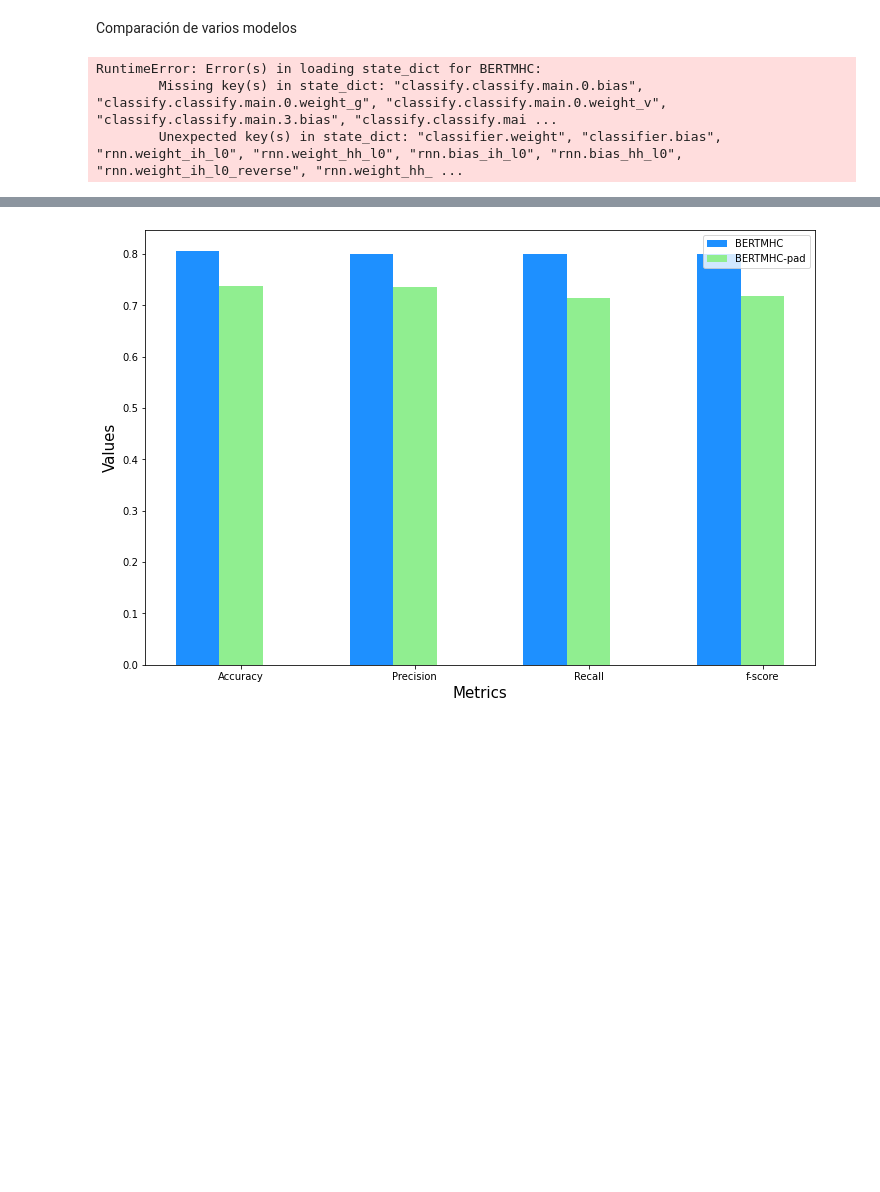
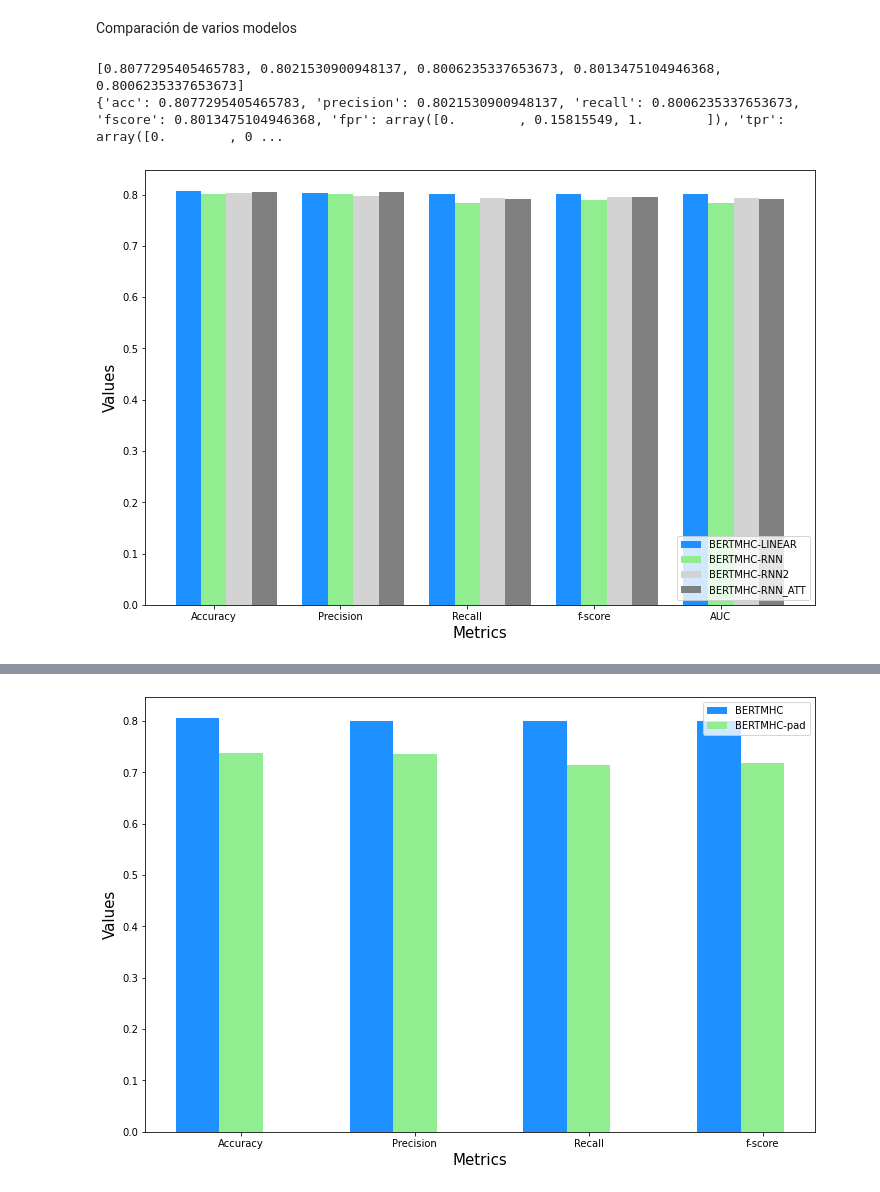
Before and after one commit to arceda/neoantigen, a Jupyter notebook: BERTMHC/bertmhc/dataloader.ipynb, the cells around one changed output, grey strips where cells are left out. Saved outputs shown, nothing was run; the diff lists cells and outputs as text; code cells hidden in the pictures; blank space fills up the shorter version.

```diff
--- a/BERTMHC/bertmhc/dataloader.ipynb
+++ b/BERTMHC/bertmhc/dataloader.ipynb
@@ -565,10 +565,11 @@ import numpy as np
 from sklearn.metrics import accuracy_score
 from sklearn.metrics import confusion_matrix
 from sklearn.metrics import precision_recall_fscore_support
+from sklearn import metrics
 
 def compute_metrics(model_name, type_model):
     dt_train = predict(    data        =   "../../dataset/netMHCIIpan3.2/test_mini.csv",
-                model_path  =   model_name + "_bertmhc_model.pt",
+                model_path  =   "models/" + model_name + "_bertmhc_model.pt",
                 output_path =   "results/" + model_name + "_results.csv", type=type_model)
 
     dt_train['pred'] = dt_train.apply(lambda row: (1 if row['bertmhc_pred'] > 0.426 else 0), axis=1)
@@ -577,42 +578,59 @@ def compute_metrics(model_name, type_model):
 
     acc = accuracy_score(y_true, y_pred)
     precision, recall, fscore, _ =  precision_recall_fscore_support(y_true, y_pred, average='macro')
-    result = {"acc":acc, "precision":precision, "recall":recall, "fscore":fscore }
+
+    fpr, tpr, _ = metrics.roc_curve(y_true,  y_pred)
+    auc = metrics.roc_auc_score(y_true, y_pred)
+
+    result = {"acc":acc, "precision":precision, "recall":recall, "fscore":fscore,
+              "fpr":fpr, "tpr":tpr, "auc":auc}
 
     return result
 
 result_3 = compute_metrics("TRAIN_3", "BERTMHC")
 result_5 = compute_metrics("TRAIN_5", "BERTMHC_RNN")
-result_7 = compute_metrics("TRAIN_7", "BERTMHC_RNN2")
+result_6 = compute_metrics("TRAIN_6", "BERTMHC_RNN2") # 10 epochs
+result_7 = compute_metrics("TRAIN_7", "BERTMHC_RNN2") # 20 epochs
 result_8 = compute_metrics("TRAIN_8", "BERTMHC_RNN_ATT")
+result_9 = compute_metrics("TRAIN_9", "BERTMHC_RNN2") # 20 epochs paperspace
-# %% [output]
-RuntimeError: Error(s) in loading state_dict for BERTMHC:
-        Missing key(s) in state_dict: "classify.classify.main.0.bias", "classify.classify.main.0.weight_g", "classify.classify.main.0.weight_v", "classify.classify.main.3.bias", "classify.classify.mai ...
-        Unexpected key(s) in state_dict: "classifier.weight", "classifier.bias", "rnn.weight_ih_l0", "rnn.weight_hh_l0", "rnn.bias_ih_l0", "rnn.bias_hh_l0", "rnn.weight_ih_l0_reverse", "rnn.weight_hh_ ...
+# %%
+print( [result_3[i] for i in result_3.keys() if i != 'fpr' and i != 'tpr'] )
+# %% [output]
+[0.8077295405465783, 0.8021530900948137, 0.8006235337653673, 0.8013475104946368, 0.8006235337653673]
+{'acc': 0.8077295405465783, 'precision': 0.8021530900948137, 'recall': 0.8006235337653673, 'fscore': 0.8013475104946368, 'fpr': array([0.        , 0.15815549, 1.        ]), 'tpr': array([0.        , 0 ...
 # %%
+import matplotlib.pyplot as plt
+
 # set width of bar
-barWidth = 0.25
+barWidth = 0.2
 fig = plt.subplots(figsize =(12, 8))
 
 # set height of bar
-train_3 = list(result_3.values())
-train_5 = list(result_4.values())
+train_3 = [ result_3['acc'], result_3['precision'], result_3['recall'], result_3['fscore'], result_3['auc'] ]
+train_5 = [ result_5['acc'], result_5['precision'], result_5['recall'], result_5['fscore'], result_5['auc'] ]
+train_7 = [ result_7['acc'], result_7['precision'], result_7['recall'], result_7['fscore'], result_7['auc'] ]
+train_8 = [ result_8['acc'], result_8['precision'], result_8['recall'], result_8['fscore'], result_8['auc'] ]
 
 # Set position of bar on X axis
 br1 = np.arange(len(train_3))
 br2 = [x + barWidth for x in br1]
 br3 = [x + barWidth for x in br2]
+br4 = [x + barWidth for x in br3]
 
 # Make the plot
 plt.bar(br1, train_3, color ='dodgerblue', width = barWidth, label ='BERTMHC-LINEAR')
 plt.bar(br2, train_5, color ='lightgreen', width = barWidth, label ='BERTMHC-RNN')
+plt.bar(br3, train_7, color ='lightgray', width = barWidth, label ='BERTMHC-RNN2')
+plt.bar(br4, train_8, color ='gray', width = barWidth, label ='BERTMHC-RNN_ATT')
 
 # Adding Xticks
 plt.xlabel('Metrics',  fontsize = 15)
 plt.ylabel('Values', fontsize = 15)
 plt.xticks([r + barWidth for r in range(len(train_3))],
-        ['Accuracy', 'Precision', 'Recall', 'f-score'])
+        ['Accuracy', 'Precision', 'Recall', 'f-score', 'AUC'])
 
-plt.legend()
+plt.legend(loc="lower right")
 #plt.show()
 plt.savefig('metrics_comparison.png', dpi=300)
+# %% [output]
+[figure, added]
```
Also changed, not shown: parts of 9 cells of this notebook, 12 other files.
